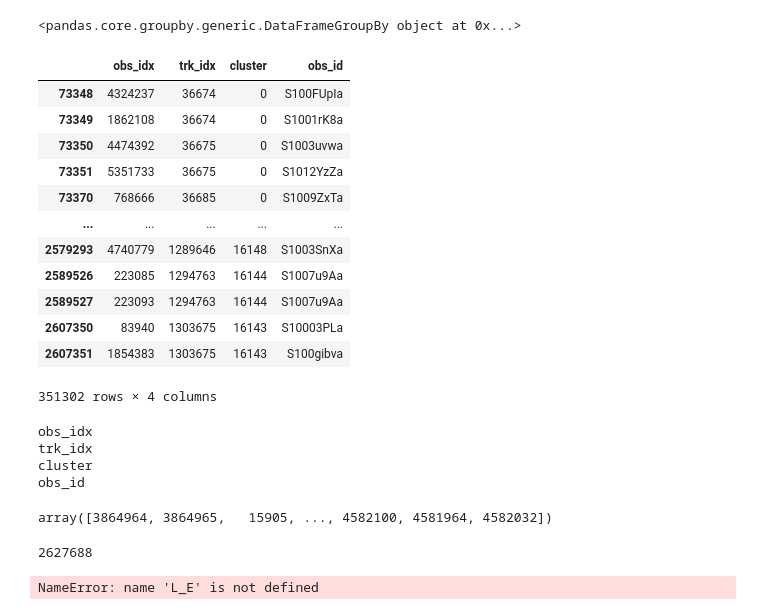
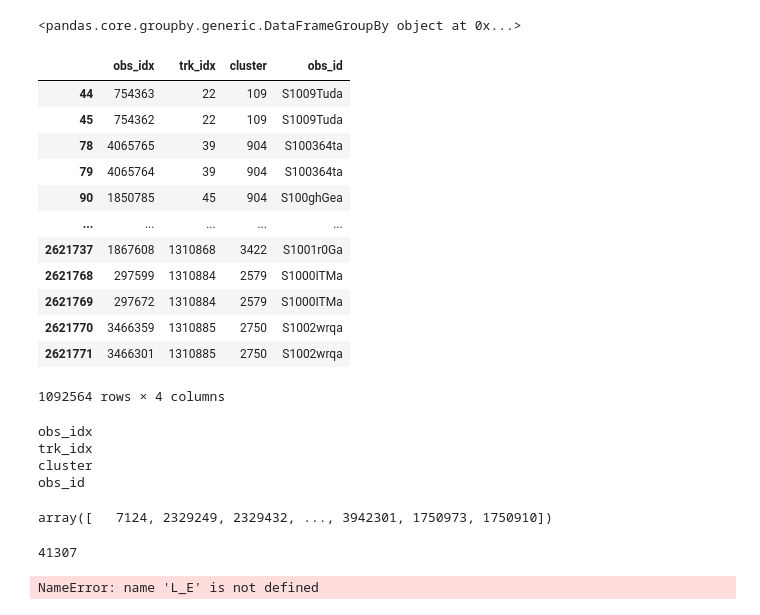
Before and after one commit to samncorn/heliolinc2, a Jupyter notebook: demo2.ipynb, the cells around one changed output. Drawn from its saved outputs; the diff is of its cells as text; code cells hidden in the pictures.

```diff
--- a/demo2.ipynb
+++ b/demo2.ipynb
@@ -114,7 +114,7 @@ dbscan_fit, L_A, pairs = hl2.heliolinc3d(
     1.2,
     0.0,
     # cr=0.00001
-    cr=0.00001
+    cr=0.0001
 )
 # %% [output]
 INFO:heliolinc3d.heliolinc3d_v2: calculating arrows...
@@ -163,28 +167,28 @@ tracklet_clusters
 # %%
 pairs_idx = np.array([[i,i] for i in range(pairs.shape[1])]).flatten()
 obs_idx = pairs.flatten()
 cluster_obs = pd.DataFrame({
-    'obs_idx' : obs_idx,
+    'obs_id' : obs_idx,
     'trk_idx' : pairs_idx,
     'cluster': dbscan_fit.labels_[ pairs_idx ],
-    'obs_id' : dfObs.iloc[obs_idx]['ObjID'].values,
+    'obj_id' : dfObs.iloc[obs_idx]['ObjID'].values,
 })
 cluster_obs = cluster_obs[ cluster_obs['cluster'] != -1 ]
 cluster_obs
 # %% [output]
 |  | obs_idx | trk_idx | cluster | obs_id |
-| 73348 | 4324237 | 36674 | 0 | S100FUpIa |
-| 73349 | 1862108 | 36674 | 0 | S1001rK8a |
-| 73350 | 4474392 | 36675 | 0 | S1003uvwa |
-| 73351 | 5351733 | 36675 | 0 | S1012YzZa |
-| 73370 | 768666 | 36685 | 0 | S1009ZxTa |
+| 44 | 754363 | 22 | 109 | S1009Tuda |
+| 45 | 754362 | 22 | 109 | S1009Tuda |
+| 78 | 4065765 | 39 | 904 | S100364ta |
+| 79 | 4065764 | 39 | 904 | S100364ta |
+| 90 | 1850785 | 45 | 904 | S100ghGea |
 | ... | ... | ... | ... | ... |
-| 2579293 | 4740779 | 1289646 | 16148 | S1003SnXa |
-| 2589526 | 223085 | 1294763 | 16144 | S1007u9Aa |
-| 2589527 | 223093 | 1294763 | 16144 | S1007u9Aa |
-| 2607350 | 83940 | 1303675 | 16143 | S10003PLa |
-| 2607351 | 1854383 | 1303675 | 16143 | S100gibva |
+| 2621737 | 1867608 | 1310868 | 3422 | S1001r0Ga |
+| 2621768 | 297599 | 1310884 | 2579 | S1000ITMa |
+| 2621769 | 297672 | 1310884 | 2579 | S1000ITMa |
+| 2621770 | 3466359 | 1310885 | 2750 | S1002wrqa |
+| 2621771 | 3466301 | 1310885 | 2750 | S1002wrqa |
-351302 rows × 4 columns
+1092564 rows × 4 columns
 # %%
 for cluster in cluster_obs:
     print( cluster )
@@ -196,11 +200,11 @@ obs_id
 # %%
 pairs.flatten()
 # %% [output]
-array([3864964, 3864965,   15905, ..., 4582100, 4581964, 4582032])
+array([   7124, 2329249, 2329432, ..., 3942301, 1750973, 1750910])
 # %%
-len(dbscan_fit.labels_)
+len( np.unique(dbscan_fit.labels_) )
 # %% [output]
-2627688
+41307
 # %%
 len(L_E[:,0])
 # %% [output]
```
Also changed, not shown: parts of 3 cells of this notebook.
